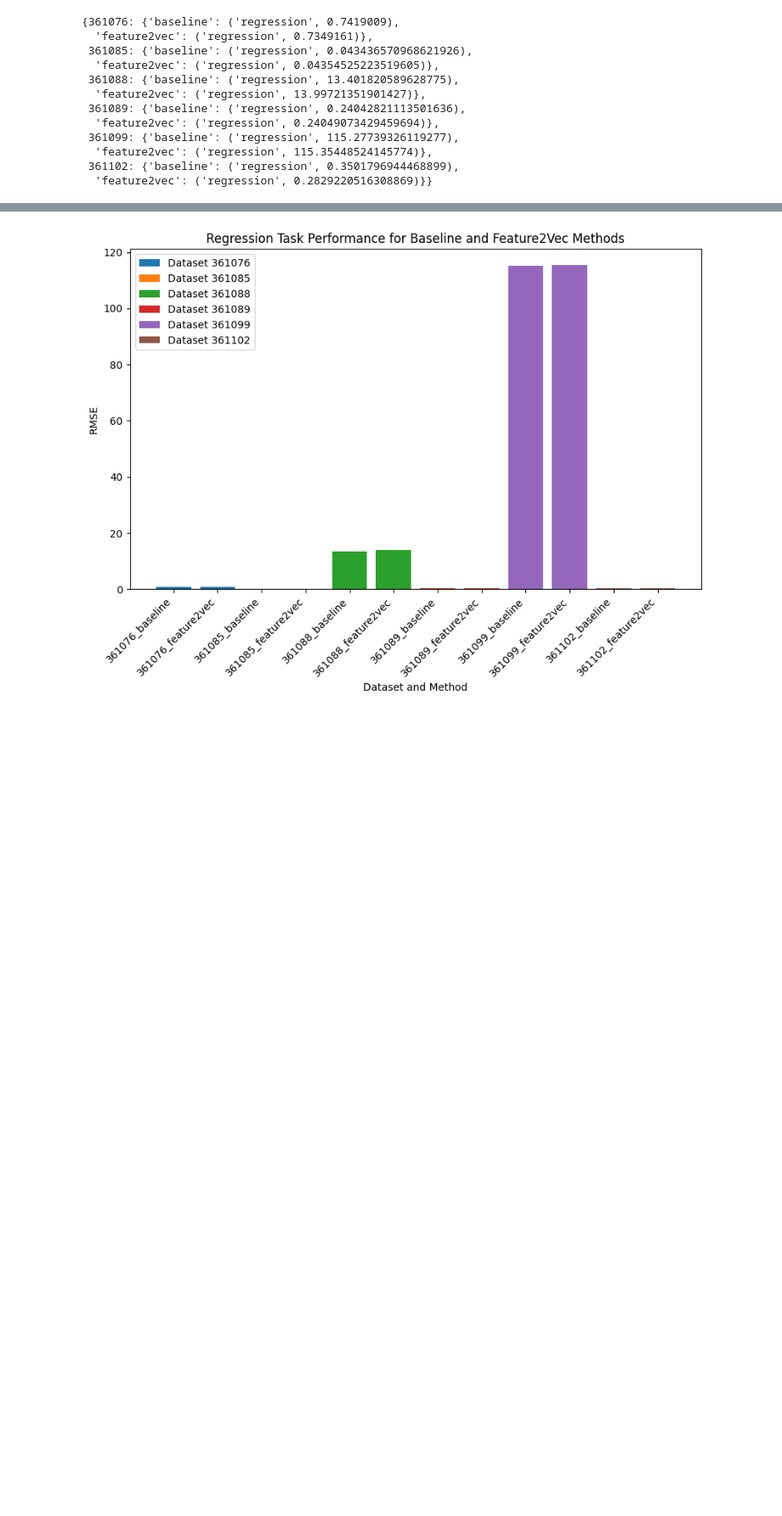
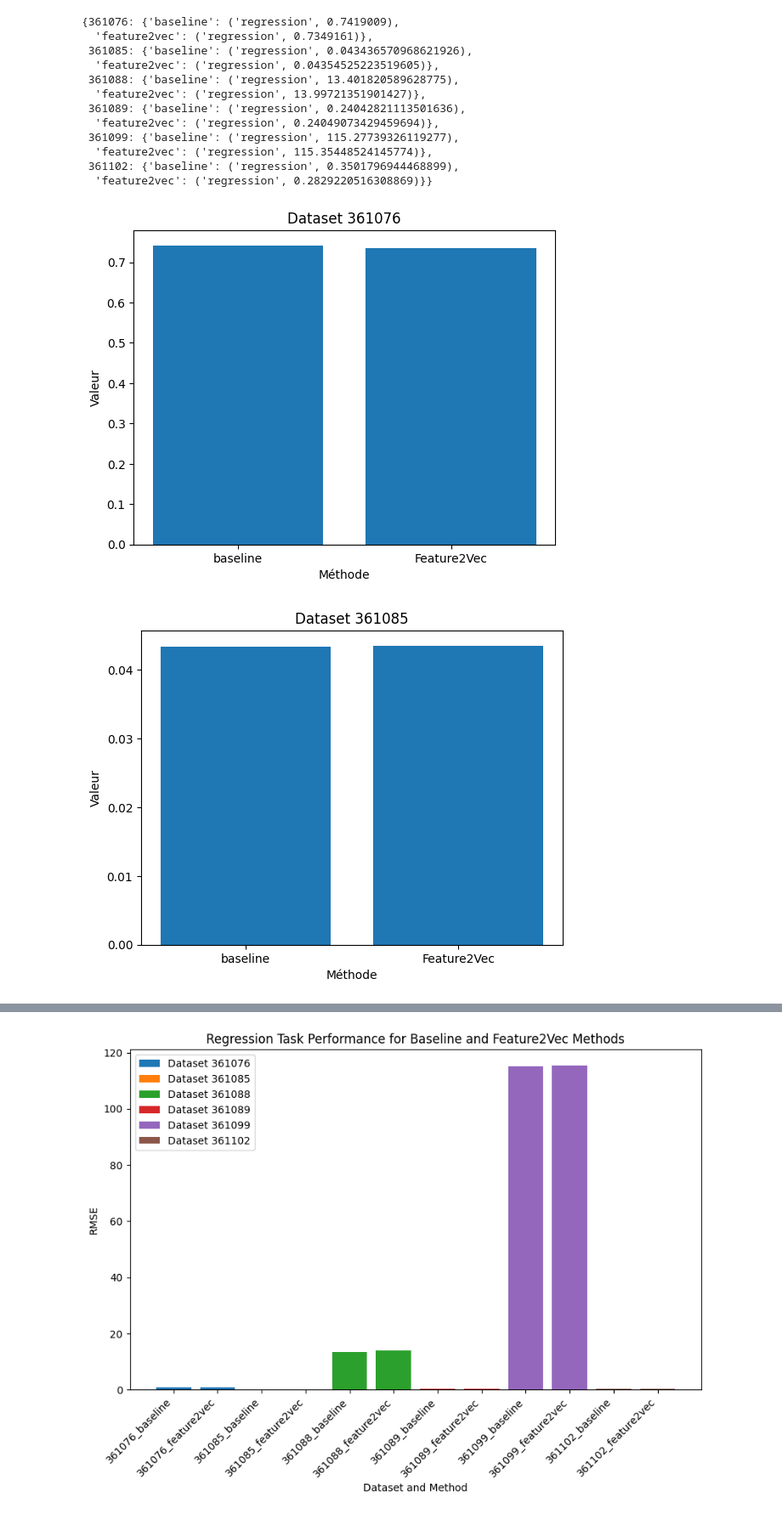
Before and after one commit to PatrickTchoupe/TFE-EPL, a Jupyter notebook: playground.ipynb, the cells around one changed output, grey strips where cells are left out. Shown: that part at 85% size. Cells and saved outputs as stored; diff of their text form; code cells hidden in the pictures; blank space fills up the shorter version.

```diff
--- a/playground.ipynb
+++ b/playground.ipynb
@@ -200,19 +200,22 @@ regression_data
 # %%
 for dataset, values in regression_data.items():
     # Création d'une nouvelle figure pour chaque dataset
     plt.figure()
 
     # Extraction des valeurs pour chaque méthode
     baseline_value = values['baseline'][1]
     feature2vec_value = values['feature2vec'][1]
 
     # Création du bar plot
-    plt.bar(['Baseline', 'Feature2Vec'], [baseline_value, feature2vec_value])
+    plt.bar(['baseline', 'Feature2Vec'], [baseline_value, feature2vec_value])
 
     # Ajout de titre et de légendes
     plt.title(f"Dataset {dataset}")
     plt.xlabel('Méthode')
     plt.ylabel('Valeur')
 
     # Affichage du graphique
     plt.show()
+# %% [output]
+[figure, added]
+[figure, added]
```
Also changed, not shown: parts of 3 cells of this notebook, 5 other files.
